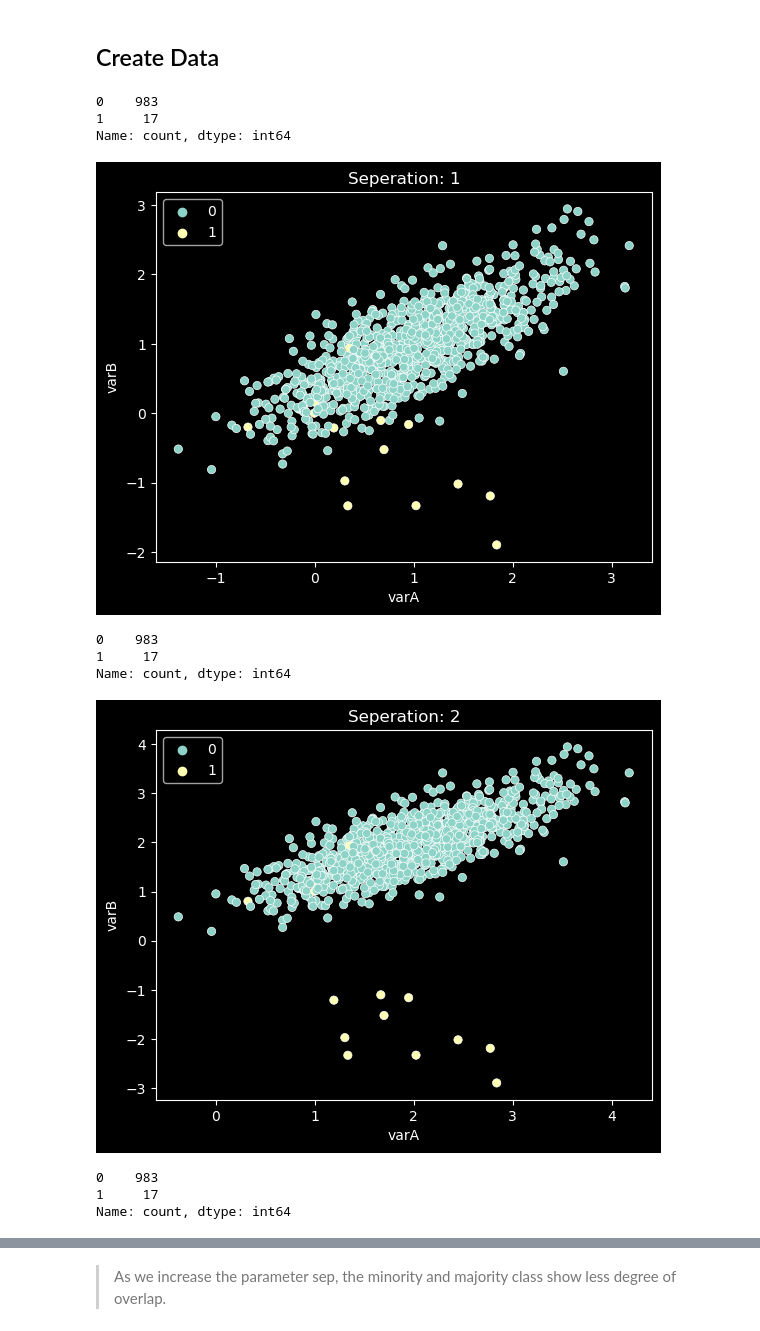
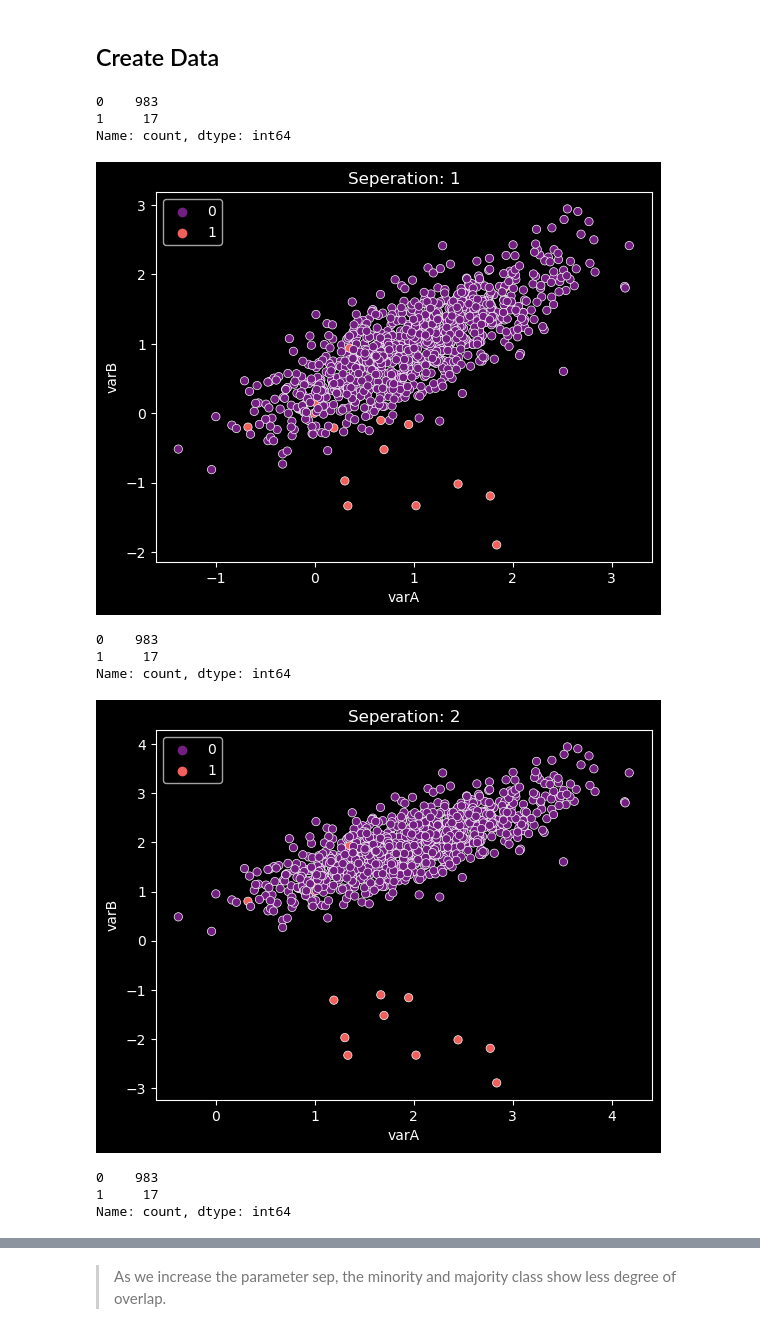
Before and after one commit to frantzalexander/machine_learning_studies, a Jupyter notebook: Machine Learning with Imbalanced Data/Under-sampling/Random Under-sampling.ipynb, the cells around one changed output, grey strips where cells are left out. Saved outputs shown, nothing was run; the diff lists cells and outputs as text; code cells hidden in the pictures.

```diff
--- a/Machine Learning with Imbalanced Data/Under-sampling/Random Under-sampling.ipynb
+++ b/Machine Learning with Imbalanced Data/Under-sampling/Random Under-sampling.ipynb
@@ -44,29 +42,30 @@ def make_data(sep):
 # %%
 # make datasets with different class separation and plot
 
 for sep in range(1, 4):
 
     X, y = make_data(sep)
 
     print(y.value_counts())
 
     sns.scatterplot(
         data = X,
         x = "varA",
         y = "varB",
+        palette= "magma",
         hue = y
     )
     plt.title(f"Seperation: {sep}")
     plt.show();
 # %% [output]
 0    983
 1     17
 Name: count, dtype: int64
-[figure, old version]
+[figure, new version]
 0    983
 1     17
 Name: count, dtype: int64
-[figure, old version]
+[figure, new version]
 0    983
 1     17
 Name: count, dtype: int64
```
Also changed, not shown: parts of 32 cells of this notebook.
